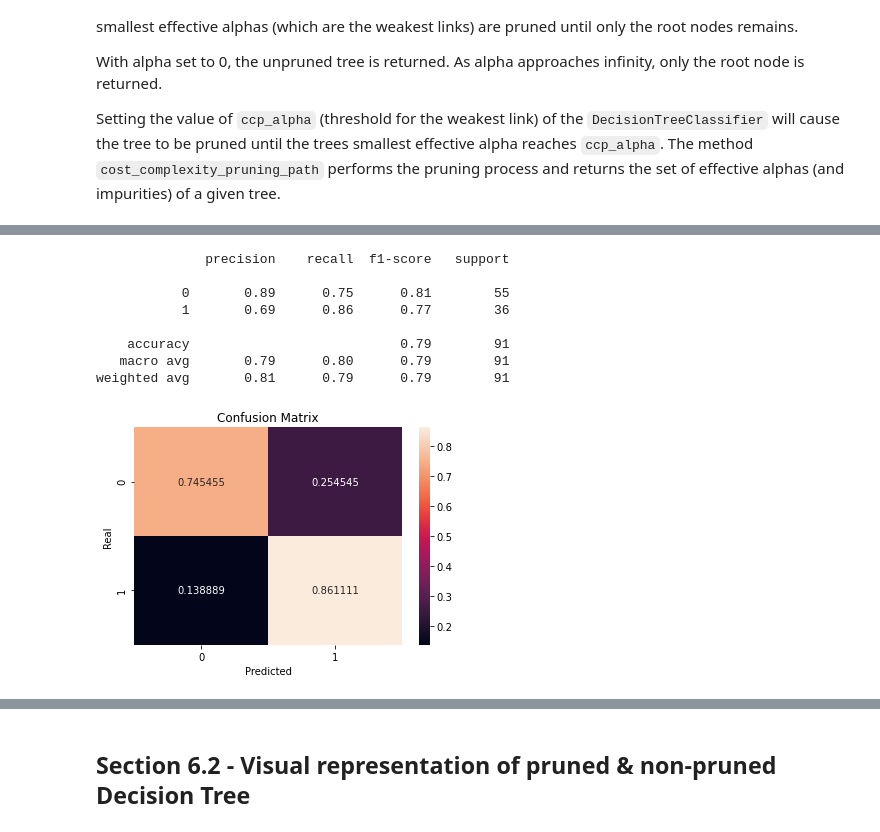
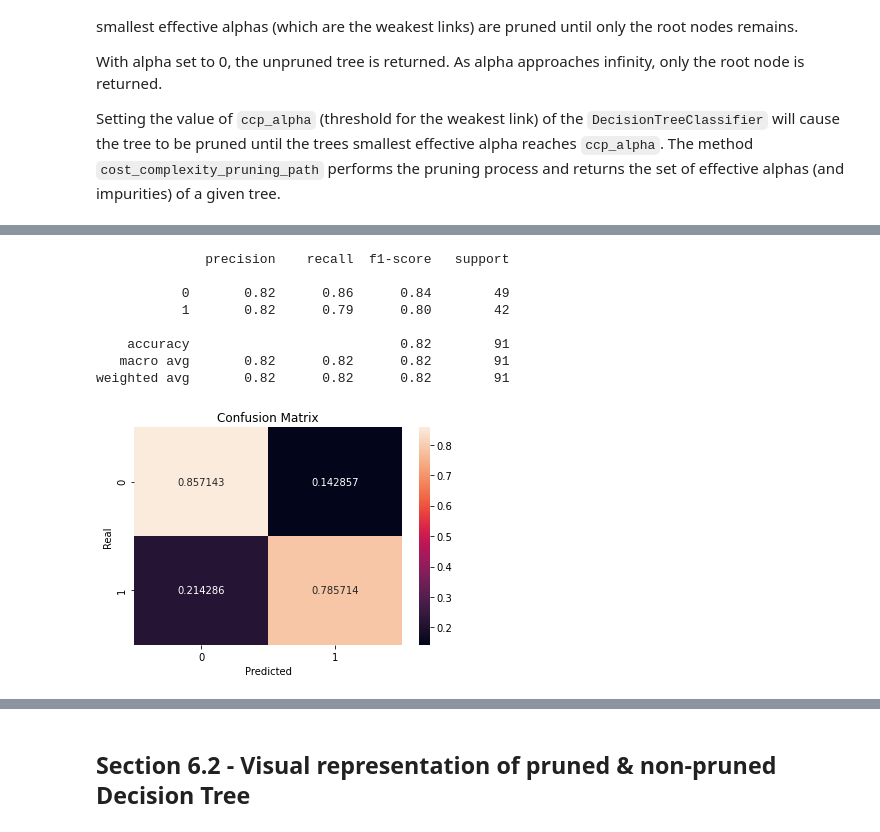
Before and after one commit to iberius96/Classification-task-for-heart-condition, a Jupyter notebook: main.ipynb, the cells around one changed output, grey strips where cells are left out. Drawn from its saved outputs; the diff is of its cells as text; code cells hidden in the pictures.

```diff
--- a/main.ipynb
+++ b/main.ipynb
@@ -805,7 +825,7 @@ class CustomDecisionTreeClassifier:
             curr_part = self.root
 
             while curr_part.right_part:
-                if example[curr_part.split_feature] < curr_part.split_value:
+                if example[curr_part.split_feature] <= curr_part.split_value:
                     curr_part = curr_part.left_part
                 else:
                     curr_part = curr_part.right_part
@@ -1680,38 +1712,38 @@ plot_alpha_metric('0')
 # %%
 '''start_time = time.time()
 pruned_sklearn_tree = DecisionTreeClassifier(**sklearn_tree_params, ccp_alpha = 0.004)
 pruned_sklearn_tree.fit(X_train_SMOTE, y_train_SMOTE.to_numpy().flatten())
 end_time = time.time() - start_time
 
 score_model(model = pruned_sklearn_tree,
             X = X_test,
             y = y_test,
             library_name = 'Sklearn',
             algorithm_name = 'Pruned CART',
             fit_time = end_time,
             verbose=False)'''
 
 start_time = time.time()
-pruned_sklearn_forest = RandomForestClassifier(**sklearn_forest_params, ccp_alpha = 0.03)
+pruned_sklearn_forest = RandomForestClassifier(**sklearn_forest_params, ccp_alpha = 0.015)
 pruned_sklearn_forest.fit(X_train_SMOTE, y_train_SMOTE.to_numpy().flatten())
 end_time = time.time() - start_time
 
 score_model(model = pruned_sklearn_forest,
             X = X_test,
             y = y_test,
             library_name = 'Sklearn',
             algorithm_name = 'Pruned Random Forest',
             fit_time = end_time)
 # %% [output]
               precision    recall  f1-score   support
 
-           0       0.89      0.75      0.81        55
-           1       0.69      0.86      0.77        36
+           0       0.82      0.86      0.84        49
+           1       0.82      0.79      0.80        42
 
-    accuracy                           0.79        91
-   macro avg       0.79      0.80      0.79        91
-weighted avg       0.81      0.79      0.79        91
+    accuracy                           0.82        91
+   macro avg       0.82      0.82      0.82        91
+weighted avg       0.82      0.82      0.82        91
-[figure, old version]
+[figure, new version]
 # %%
 plot_algorithm_comparison(scoring_df[((scoring_df['algorithm'] == 'Random Forest') | (scoring_df['algorithm'] == 'Pruned Random Forest')) & (scoring_df['library'] == 'Sklearn')],
                         [['accuracy', 'fit_time'],
```
Also changed, not shown: parts of 36 cells of this notebook, 2 other files.
